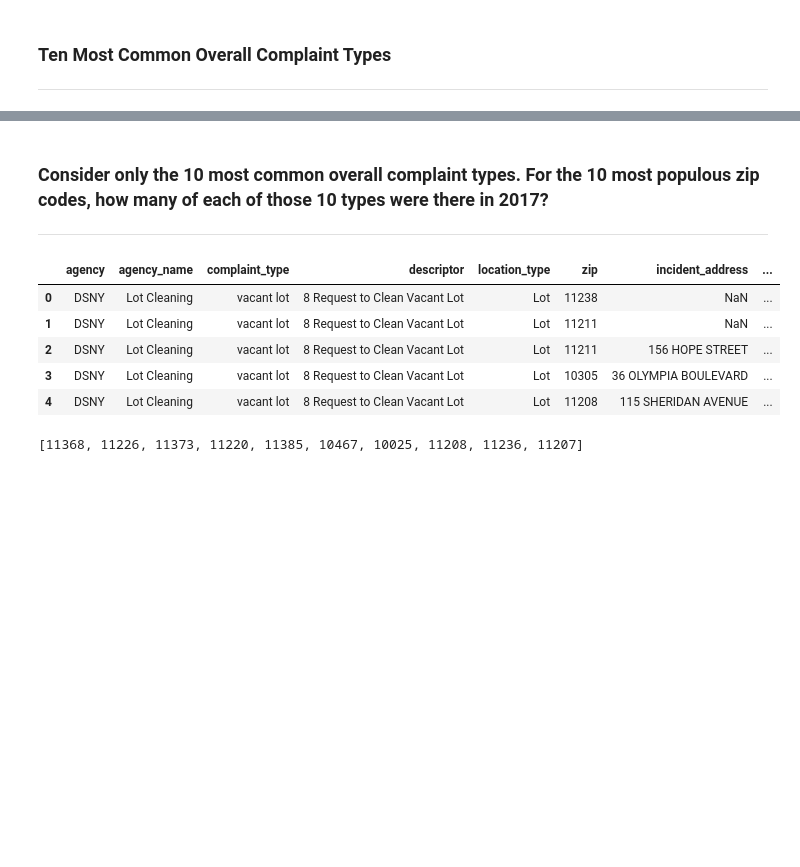
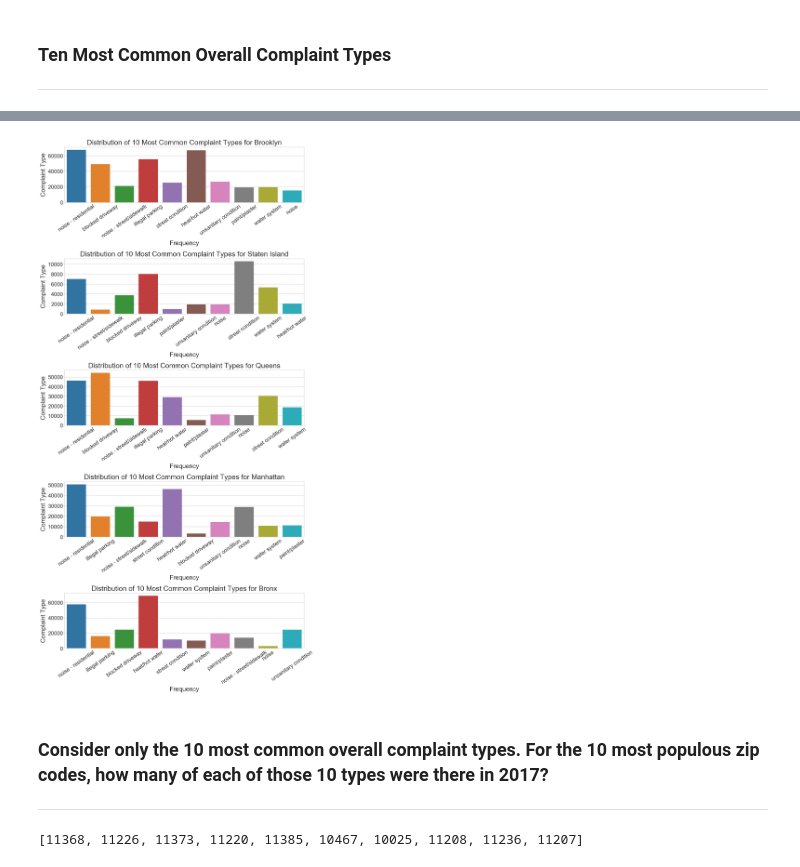
Before and after one commit to SeanTurner026/dbrs-coding-test, a Jupyter notebook: Analysis.ipynb, the cells around one changed output, grey strips where cells are left out. Cells and saved outputs as stored; diff of their text form; code cells hidden in the pictures; blank space fills up the shorter version.

```diff
--- a/Analysis.ipynb
+++ b/Analysis.ipynb
@@ -388,15 +262,21 @@ plt.title('Distribution of 10 Most Common Complaint Types', fontsize=18);
+# %%
+data=df[df['complaint_type'].isin(common_complaints)]
+
+plt.figure(figsize = (10,20))
+
+for i, borough in enumerate(df['borough'].unique(), start=1):
+    plt.subplot(5, 1, i), sns.countplot(x=data[data['borough'] == borough]['complaint_type'])
+    plt.xlabel('Frequency', fontsize=16)
+    plt.ylabel('Complaint Type', fontsize=16)
+    plt.xticks(fontsize=14, rotation=35)
+    plt.yticks(fontsize=14)
+    plt.title('Distribution of 10 Most Common Complaint Types for ' + str(borough.title()), fontsize=18)
+    plt.tight_layout();
+# %% [output]
+[figure, added]
 # %% [markdown]
 ### Consider only the 10 most common overall complaint types.  For the 10 most populous zip codes, how many of each of those 10 types were there in 2017?
 ---
-# %%
-df.head()
-# %% [output]
-|  | agency | agency_name | complaint_type | descriptor | location_type | zip | incident_address | ... |
-| 0 | DSNY | Lot Cleaning | vacant lot | 8 Request to Clean Vacant Lot | Lot | 11238 | NaN | ... |
-| 1 | DSNY | Lot Cleaning | vacant lot | 8 Request to Clean Vacant Lot | Lot | 11211 | NaN | ... |
-| 2 | DSNY | Lot Cleaning | vacant lot | 8 Request to Clean Vacant Lot | Lot | 11211 | 156 HOPE STREET | ... |
-| 3 | DSNY | Lot Cleaning | vacant lot | 8 Request to Clean Vacant Lot | Lot | 10305 | 36 OLYMPIA BOULEVARD | ... |
-| 4 | DSNY | Lot Cleaning | vacant lot | 8 Request to Clean Vacant Lot | Lot | 11208 | 115 SHERIDAN AVENUE | ... |
 # %%
 zips = df[['zip', 'population']].groupby(['zip', 'population']) \
                                 .count() \
```
Also changed, not shown: parts of 73 cells of this notebook.
